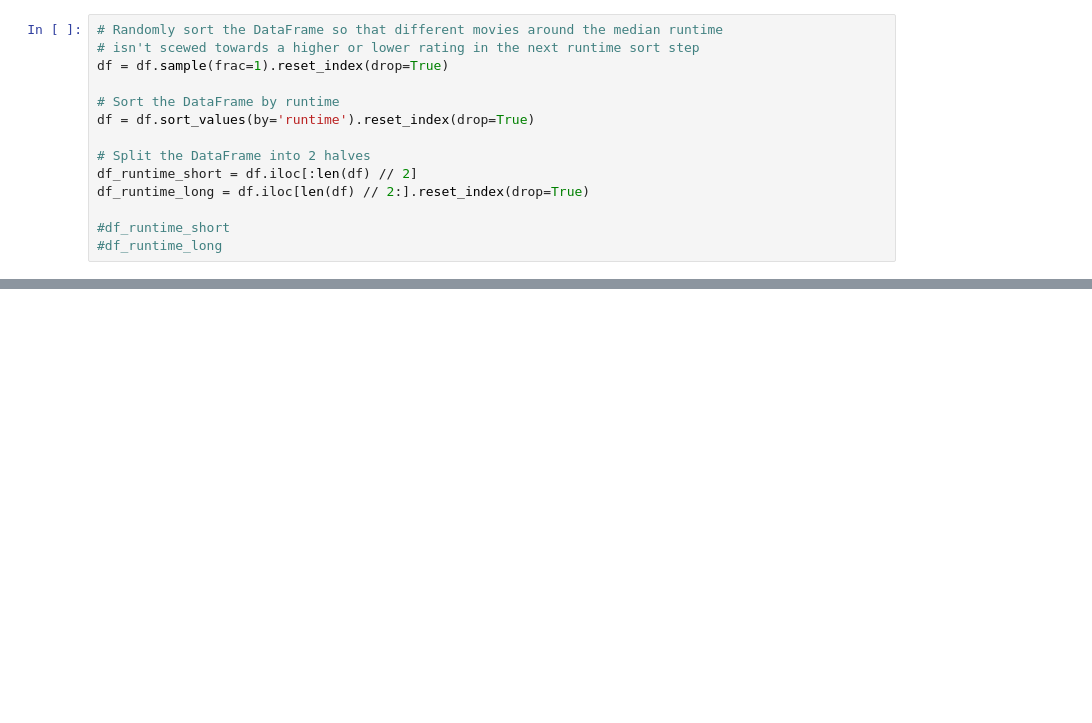
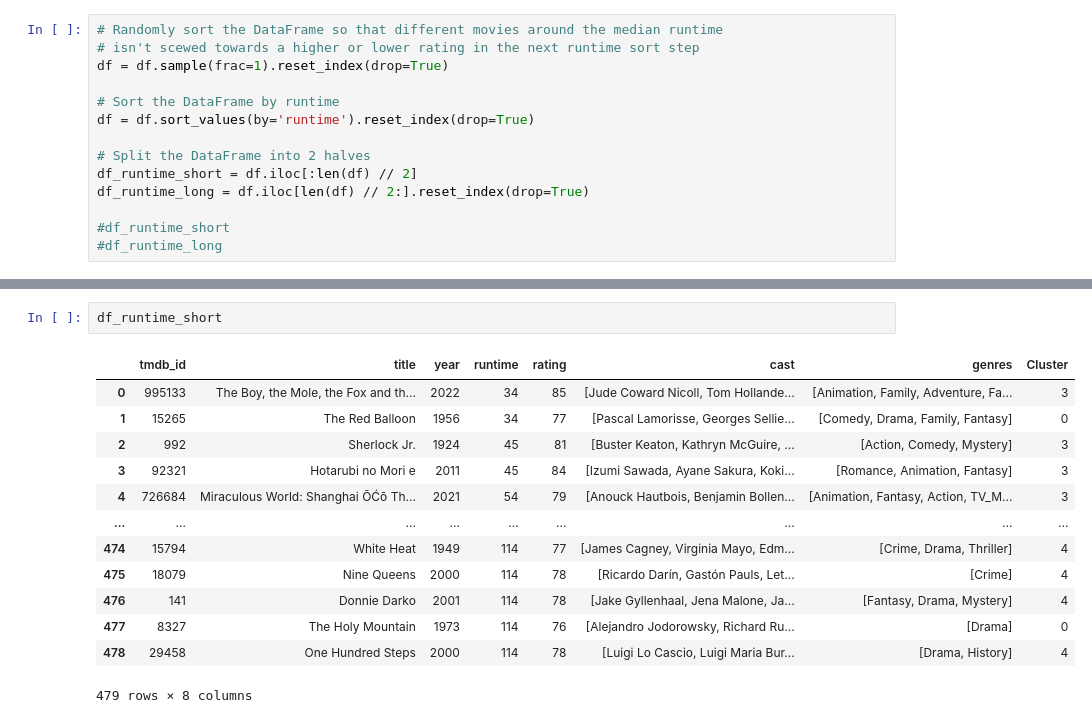
Before and after one commit to sebdanielsson/jupyter-notebooks, a Jupyter notebook: gik2km/project/clustering.ipynb, the cells around one changed output, grey strips where cells are left out. Drawn from its saved outputs; the diff is of its cells as text; blank space fills up the shorter version.

```diff
--- a/gik2km/project/clustering.ipynb
+++ b/gik2km/project/clustering.ipynb
@@ -246,0 +291,16 @@ Statistic: 3.0938110703366353 P-value: 0.07859054210559512
+# %%
+df_runtime_short
+# %% [output]
+|  | tmdb_id | title | year | runtime | rating | cast | genres | Cluster |
+| 0 | 995133 | The Boy, the Mole, the Fox and th... | 2022 | 34 | 85 | [Jude Coward Nicoll, Tom Hollande... | [Animation, Family, Adventure, Fa... | 3 |
+| 1 | 15265 | The Red Balloon | 1956 | 34 | 77 | [Pascal Lamorisse, Georges Sellie... | [Comedy, Drama, Family, Fantasy] | 0 |
+| 2 | 992 | Sherlock Jr. | 1924 | 45 | 81 | [Buster Keaton, Kathryn McGuire, ... | [Action, Comedy, Mystery] | 3 |
+| 3 | 92321 | Hotarubi no Mori e | 2011 | 45 | 84 | [Izumi Sawada, Ayane Sakura, Koki... | [Romance, Animation, Fantasy] | 3 |
+| 4 | 726684 | Miraculous World: Shanghai ŌĆō Th... | 2021 | 54 | 79 | [Anouck Hautbois, Benjamin Bollen... | [Animation, Fantasy, Action, TV_M... | 3 |
+| ... | ... | ... | ... | ... | ... | ... | ... | ... |
+| 474 | 15794 | White Heat | 1949 | 114 | 77 | [James Cagney, Virginia Mayo, Edm... | [Crime, Drama, Thriller] | 4 |
+| 475 | 18079 | Nine Queens | 2000 | 114 | 78 | [Ricardo Darín, Gastón Pauls, Let... | [Crime] | 4 |
+| 476 | 141 | Donnie Darko | 2001 | 114 | 78 | [Jake Gyllenhaal, Jena Malone, Ja... | [Fantasy, Drama, Mystery] | 4 |
+| 477 | 8327 | The Holy Mountain | 1973 | 114 | 76 | [Alejandro Jodorowsky, Richard Ru... | [Drama] | 0 |
+| 478 | 29458 | One Hundred Steps | 2000 | 114 | 78 | [Luigi Lo Cascio, Luigi Maria Bur... | [Drama, History] | 4 |
+479 rows × 8 columns
```
Also changed, not shown: parts of 24 cells of this notebook.
